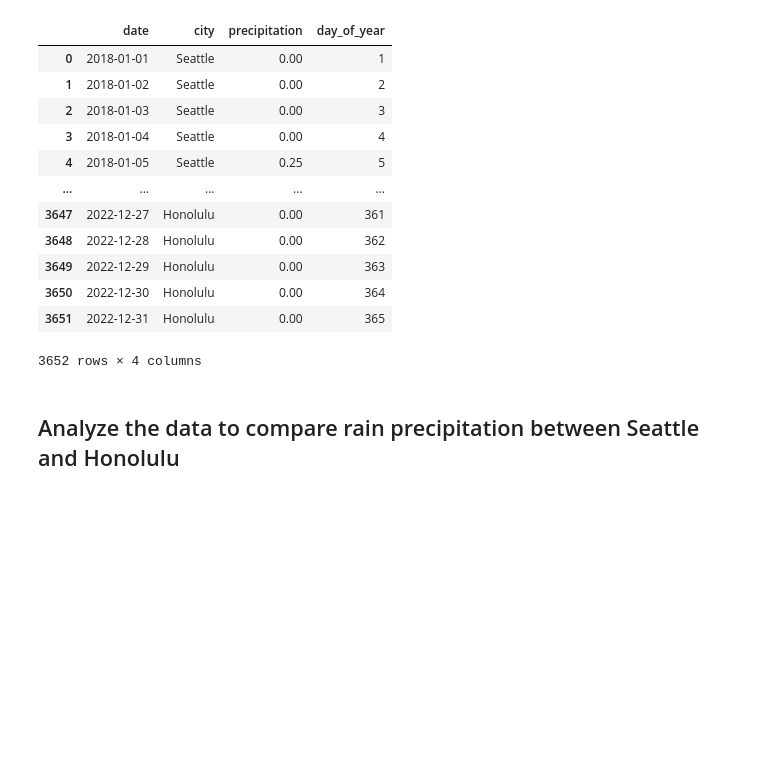
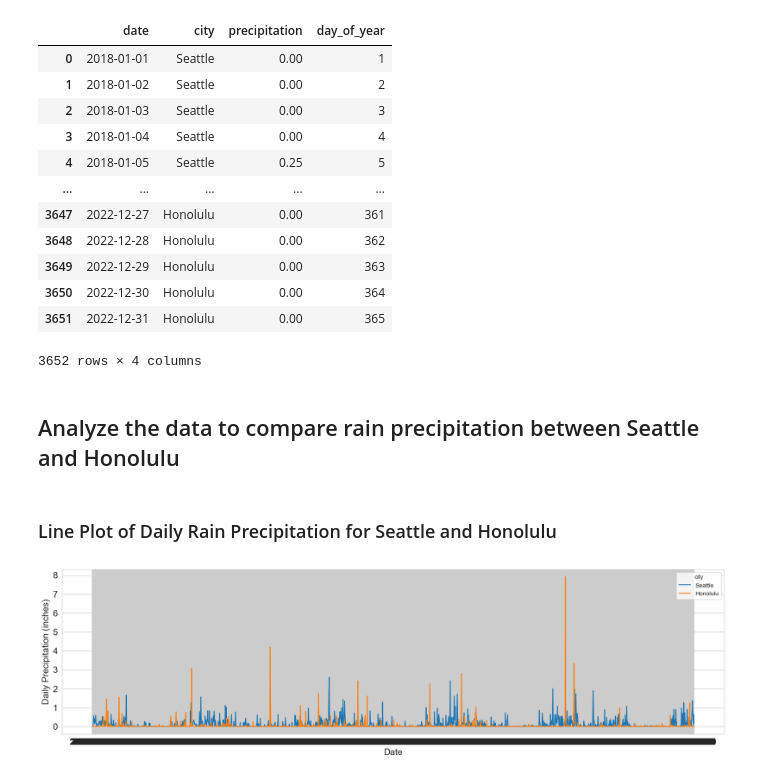
Before and after one commit to JLichwa80/weather, a Jupyter notebook: code/Weather_Data_Analysis.ipynb, the cells around one changed output. Drawn from its saved outputs; the diff is of its cells as text; code cells hidden in the pictures; blank space fills up the shorter version.

```diff
--- a/code/Weather_Data_Analysis.ipynb
+++ b/code/Weather_Data_Analysis.ipynb
@@ -35,3 +35,15 @@ df
 3652 rows × 4 columns
 # %% [markdown]
 ## Analyze the data to compare rain precipitation between Seattle and Honolulu
+# %% [markdown]
+### Line Plot of Daily Rain Precipitation for Seattle and Honolulu
+# %%
+plt.figure(figsize=(20,5))
+sns.lineplot(data=df, x='date', y='precipitation', hue='city')
+plt.xlabel('Date', fontsize=15)
+plt.ylabel('Daily Precipitation (inches)', fontsize=15)
+
+plt.tick_params(labelsize=15)
+plt.show()
+# %% [output]
+[figure, added]
```
Also changed, not shown: parts of 9 cells of this notebook, 1 other file.
